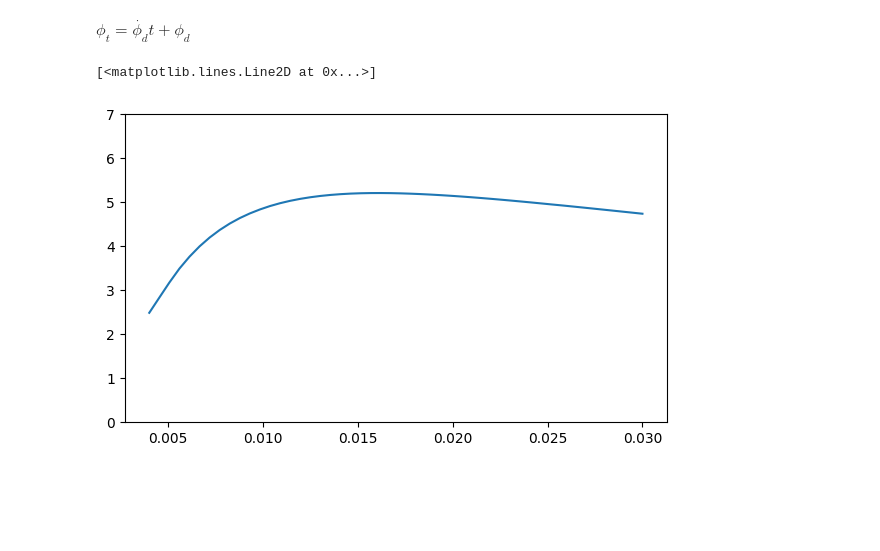
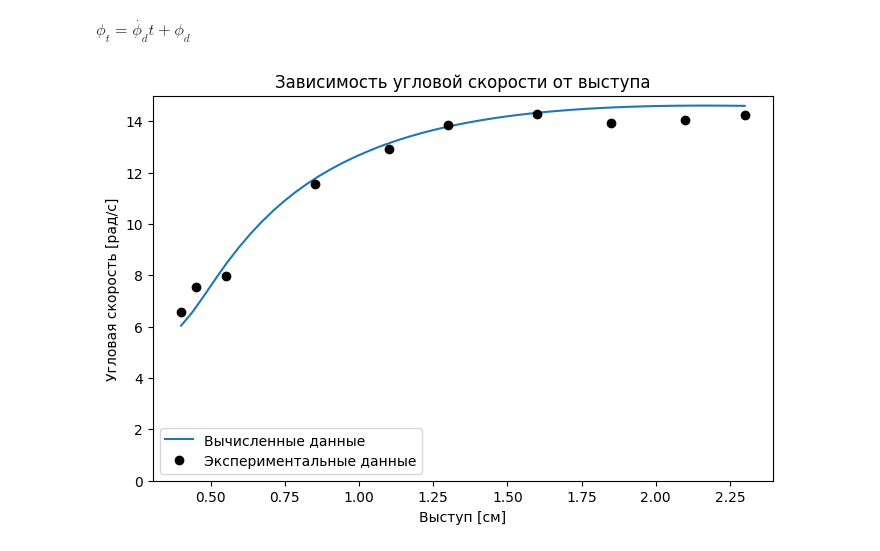
Before and after one commit to PeachMood/tumbling-toast-model, a Jupyter notebook: Tumbling toast model.ipynb, the cells around one changed output. Saved outputs shown, nothing was run; the diff lists cells and outputs as text; code cells hidden in the pictures; blank space fills up the shorter version.

```diff
--- a/Tumbling toast model.ipynb
+++ b/Tumbling toast model.ipynb
@@ -221,7 +221,7 @@ class Toast:
         g, dr, dphi = self.g, self.dr, self.dphi
 
         # Уравнение
-        phid0 = 0.8
+        phid0 = 0.7
         eq_phid = lambda phid: g * m.cos(phid) - 2 * dr(phid) * dphi(phid)
 
         # Решение уравнения
@@ -240,11 +240,12 @@ class Toast:
         # Уравнение
         t0 = 0
         eq_t = lambda t: h - yd + dyd * t - g * pow(t, 2) / 2 - a * abs(m.sin(phid + m.sqrt(dphi(phid)) * t))
+
         # Решение уравнения
         t = spo.fsolve(eq_t, t0)
 
         # Угол под которым упадет бутерброд
-        return phid + m.sqrt(dphi(phid)) * t - 0.5
+        return phid + m.sqrt(dphi(phid)) * t
 
     def tumble(self, length, height, overhang):
         self.a, self.h, self.d = length / (2 * m.sqrt(3)), height, overhang
@@ -252,20 +253,31 @@ class Toast:
         self.phid = self.find_detach_angle()
         self.phit = self.find_total_angle()
         return self.phit
-# %%
-x = np.linspace(0.004, 0.03)
-y = []
-
-## Зависимость скорости центра масс от d
-for i in x:
-    toast = Toast()
-    phit = toast.tumble(0.102, 0.72, i)
-    y.append(phit)
-
-fig = plt.figure(figsize=(7, 4))
-ax = fig.add_subplot()
-ax.set_ylim([0, 7])
-ax.plot(x, y)
-# %% [output]
-[<matplotlib.lines.Line2D at 0x...>]
-[figure, removed]
+# %%
+## Сравнение с экспериментальными данными
+# Угловая скорость
+lenght = 0.102
+height = 0.76
+overhang = 0.1
+
+calc_ds = np.linspace(0.4, 2.3)
+calc_dphis = []
+
+for d in calc_ds:
+    toast = Toast()
+    toast.tumble(lenght, height, d / 100)
+    calc_dphis.append(m.sqrt(toast.dphi(toast.phid)))
+
+exp_ds = [0.4, 0.45, 0.55, 0.85, 1.1, 1.3, 1.6, 1.85, 2.1, 2.3]
+exp_dphis = [6.59, 7.54, 7.97, 11.56, 12.94, 13.87, 14.28, 13.94, 14.04, 14.23]
+
+plt.figure(figsize=(8, 5))
+plt.plot(calc_ds, calc_dphis, exp_ds, exp_dphis, 'ok')
+plt.title('Зависимость угловой скорости от выступа')
+plt.legend(['Вычисленные данные', 'Экспериментальные данные'])
+plt.ylabel('Угловая скорость [рад/с]')
+plt.xlabel('Выступ [см]')
+plt.ylim([0, 15])
+plt.show()
+# %% [output]
+[figure, added]
```
Also changed, not shown: parts of 3 cells of this notebook.
